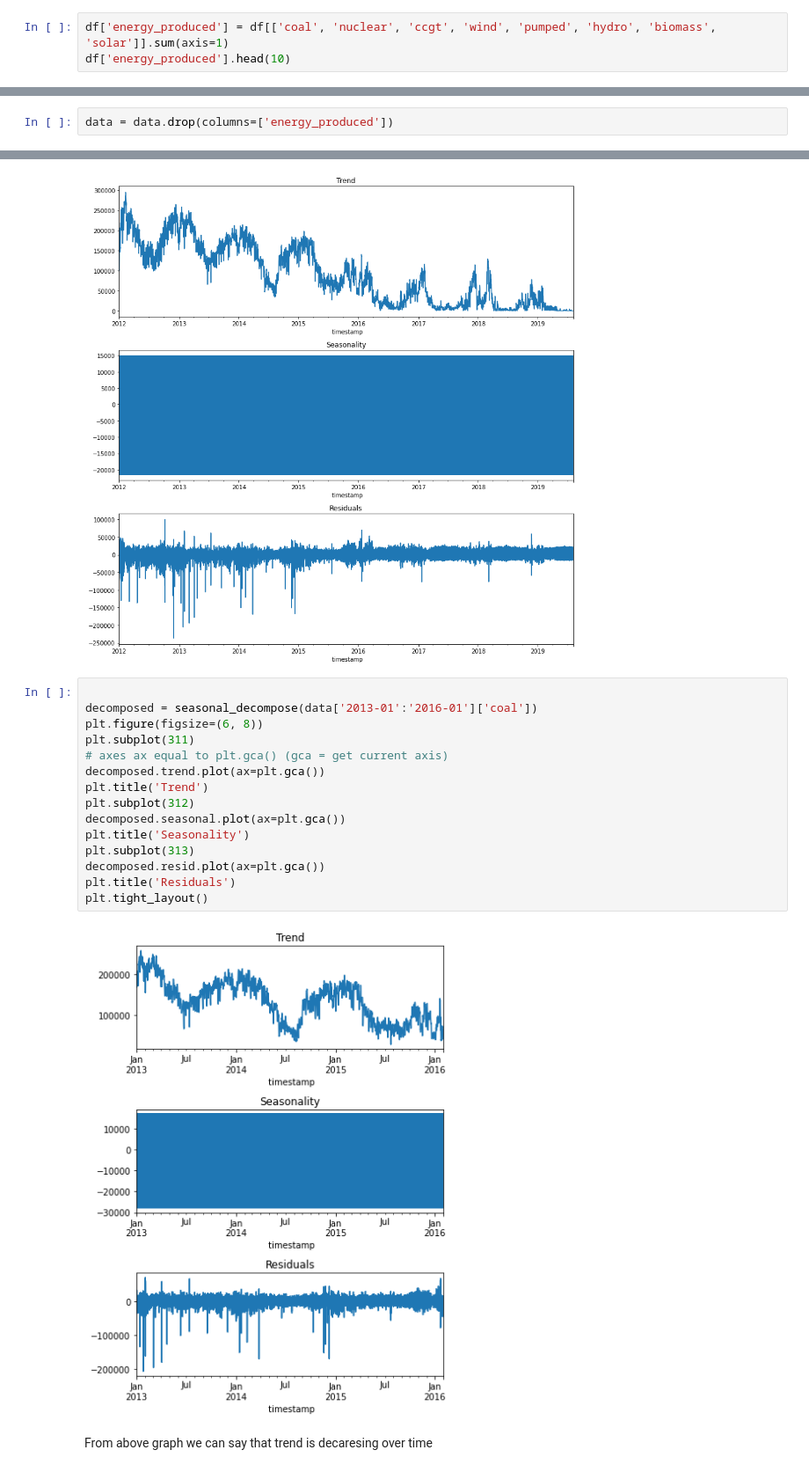
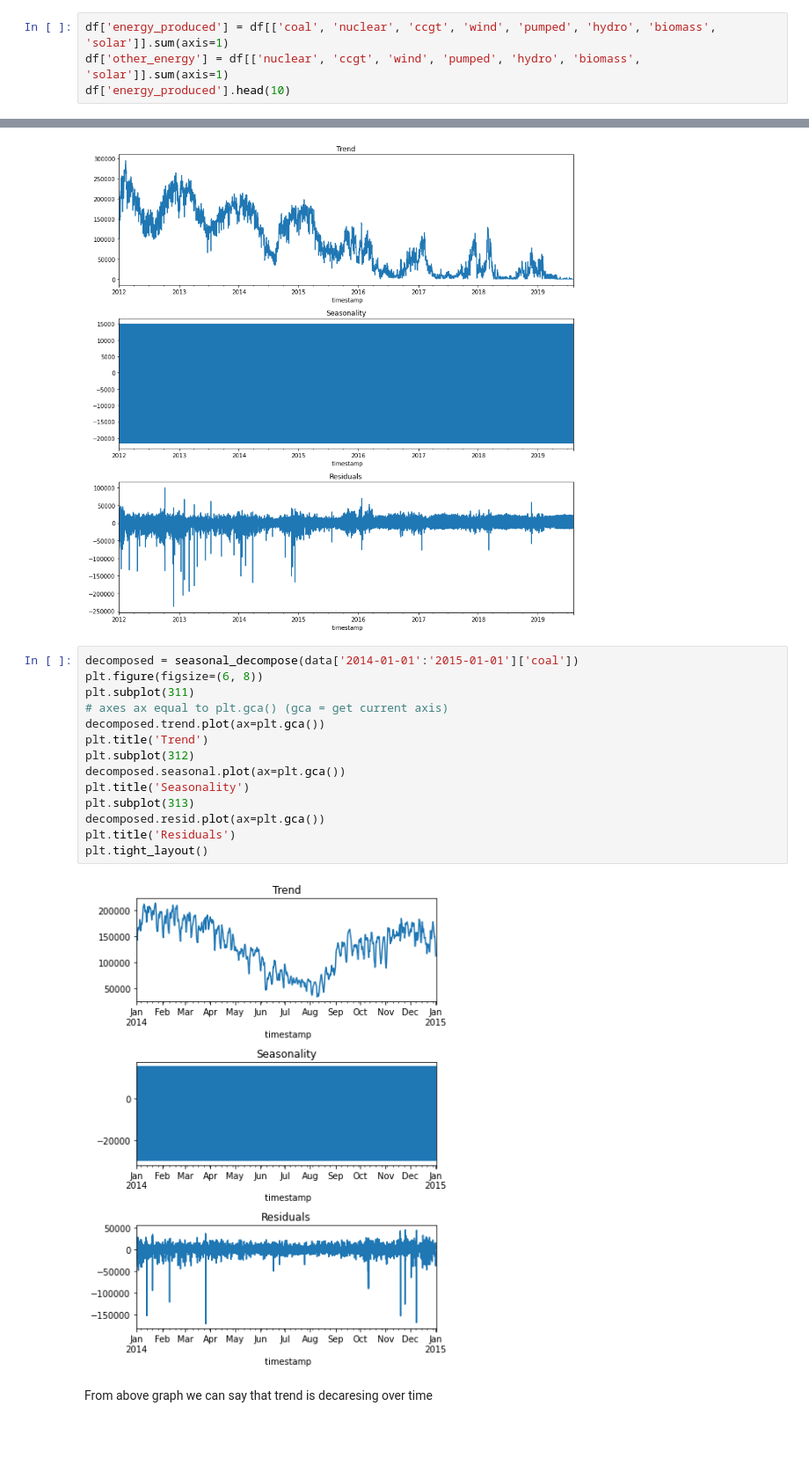
Before and after one commit to bhadreshpsavani/TimeSerierAnalysisOnCoalConsumption, a Jupyter notebook: CoalConsumptionAnalysis.ipynb, the cells around one changed output, grey strips where cells are left out. Shown: that part at 88% size. Drawn from its saved outputs; the diff is of its cells as text; blank space fills up the shorter version.

```diff
--- a/CoalConsumptionAnalysis.ipynb
+++ b/CoalConsumptionAnalysis.ipynb
@@ -69,6 +85,7 @@ From above data we can say that coal and CCGT is contributing maximum in the Ene
 df.columns = [item.strip() for item in list(df.columns)]
 # %%
 df['energy_produced'] = df[['coal', 'nuclear', 'ccgt', 'wind', 'pumped', 'hydro', 'biomass', 'solar']].sum(axis=1)
+df['other_energy'] = df[['nuclear', 'ccgt', 'wind', 'pumped', 'hydro', 'biomass', 'solar']].sum(axis=1)
 df['energy_produced'].head(10)
 # %% [output]
  timestamp
@@ -164,8 +176,6 @@ data[['demand', 'energy_produced', 'coal']].rolling(50).mean()['2014-01-01':'201
 # %% [markdown]
 
 #### 2. Trends and Seasonality
-# %%
-data = data.drop(columns=['energy_produced'])
 # %%
 decomposed = seasonal_decompose(data['coal'])
 plt.figure(figsize=(12, 12))
@@ -183,22 +193,21 @@ plt.tight_layout()
 # %% [output]
 [figure]
 # %%
-
-decomposed = seasonal_decompose(data['2013-01':'2016-01']['coal'])
+decomposed = seasonal_decompose(data['2014-01-01':'2015-01-01']['coal'])
 plt.figure(figsize=(6, 8))
 plt.subplot(311)
 # axes ax equal to plt.gca() (gca = get current axis)
 decomposed.trend.plot(ax=plt.gca())
 plt.title('Trend')
 plt.subplot(312)
 decomposed.seasonal.plot(ax=plt.gca())
 plt.title('Seasonality')
 plt.subplot(313)
 decomposed.resid.plot(ax=plt.gca())
 plt.title('Residuals')
 plt.tight_layout()
 # %% [output]
-[figure, old version]
+[figure, new version]
 # %% [markdown]
 From above graph we can say that trend is decaresing over time
 # %% [markdown]
```
Also changed, not shown: parts of 33 cells of this notebook.
